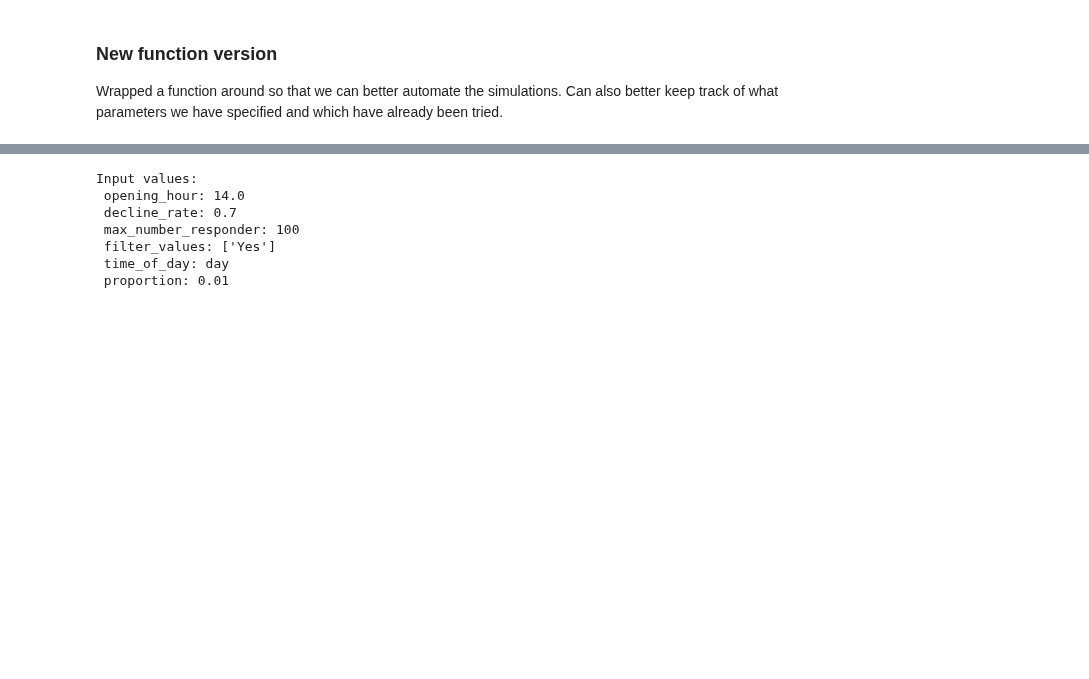
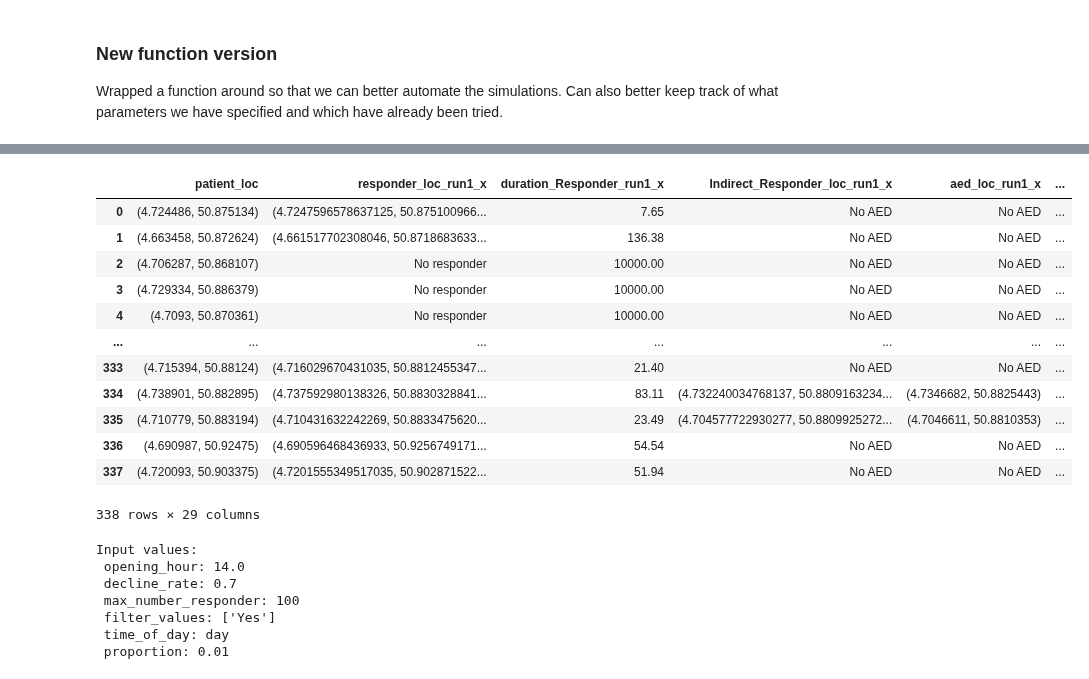
Before and after one commit to Leowiser/AED-Route-Optimization-MDA-Project, a Jupyter notebook: Simulation_Run.ipynb, the cells around one changed output, grey strips where cells are left out. Saved outputs shown, nothing was run; the diff lists cells and outputs as text; code cells hidden in the pictures; blank space fills up the shorter version.

```diff
--- a/Simulation_Run.ipynb
+++ b/Simulation_Run.ipynb
@@ -103,0 +227,24 @@ def simulation_run(ip=ip,              ## server IP, must request from Ruben (or
+# %%
+sim_tues = sim_tues.drop(columns = ['responder_loc_run2_x', 'duration_Responder_run2_x',
+       'Indirect_Responder_loc_run2_x', 'aed_loc_run2_x',
+       'duration_AED_run2_x', 'vector_loc_run2_x', 'duration_Vector_run2_x',
+       'prob_vec_run2_x', 'prob_resp_run2_x', 'filter_values_run2_x',
+       'opening_hour_run2_x', 'decline_rate_run2_x',
+       'max_number_responder_run2_x', 'proportion_of_CFR_run2_x',
+       'responder_loc_run3_x', 'duration_Responder_run3_x',
+       'Indirect_Responder_loc_run3_x', 'aed_loc_run3_x',
+       'duration_AED_run3_x', 'vector_loc_run3_x', 'duration_Vector_run3_x',
+       'prob_vec_run3_x', 'prob_resp_run3_x', 'filter_values_run3_x',
+       'opening_hour_run3_x', 'decline_rate_run3_x',
+       'max_number_responder_run3_x', 'proportion_of_CFR_run3_x',
+       'responder_loc_run1_y', 'duration_Responder_run1_y',
+       'Indirect_Responder_loc_run1_y', 'aed_loc_run1_y',
+       'duration_AED_run1_y', 'vector_loc_run1_y', 'duration_Vector_run1_y',
+       'prob_vec_run1_y', 'prob_resp_run1_y', 'filter_values_run1_y',
+       'opening_hour_run1_y', 'decline_rate_run1_y',
+       'max_number_responder_run1_y', 'proportion_of_CFR_run1_y', 'responder_loc_run3_y', 'duration_Responder_run3_y',
+       'Indirect_Responder_loc_run3_y', 'aed_loc_run3_y',
+       'duration_AED_run3_y', 'vector_loc_run3_y', 'duration_Vector_run3_y',
+       'prob_vec_run3_y', 'prob_resp_run3_y', 'filter_values_run3_y',
+       'opening_hour_run3_y', 'decline_rate_run3_y',
+       'max_number_responder_run3_y', 'proportion_of_CFR_run3_y'])
@@ -104,3 +267,19 @@ def simulation_run(ip=ip,              ## server IP, must request from Ruben (or
+# %%
+sim_tues
+# %% [output]
+|  | patient_loc | responder_loc_run1_x | duration_Responder_run1_x | Indirect_Responder_loc_run1_x | aed_loc_run1_x | ... |
+| 0 | (4.724486, 50.875134) | (4.7247596578637125, 50.875100966... | 7.65 | No AED | No AED | ... |
+| 1 | (4.663458, 50.872624) | (4.661517702308046, 50.8718683633... | 136.38 | No AED | No AED | ... |
+| 2 | (4.706287, 50.868107) | No responder | 10000.00 | No AED | No AED | ... |
+| 3 | (4.729334, 50.886379) | No responder | 10000.00 | No AED | No AED | ... |
+| 4 | (4.7093, 50.870361) | No responder | 10000.00 | No AED | No AED | ... |
+| ... | ... | ... | ... | ... | ... | ... |
+| 333 | (4.715394, 50.88124) | (4.716029670431035, 50.8812455347... | 21.40 | No AED | No AED | ... |
+| 334 | (4.738901, 50.882895) | (4.737592980138326, 50.8830328841... | 83.11 | (4.732240034768137, 50.8809163234... | (4.7346682, 50.8825443) | ... |
+| 335 | (4.710779, 50.883194) | (4.710431632242269, 50.8833475620... | 23.49 | (4.704577722930277, 50.8809925272... | (4.7046611, 50.8810353) | ... |
+| 336 | (4.690987, 50.92475) | (4.690596468436933, 50.9256749171... | 54.54 | No AED | No AED | ... |
+| 337 | (4.720093, 50.903375) | (4.7201555349517035, 50.902871522... | 51.94 | No AED | No AED | ... |
+338 rows × 29 columns
 # %%
 
 # ## OLD pre-function
```
Also changed, not shown: parts of 13 cells of this notebook, 17 other files.
